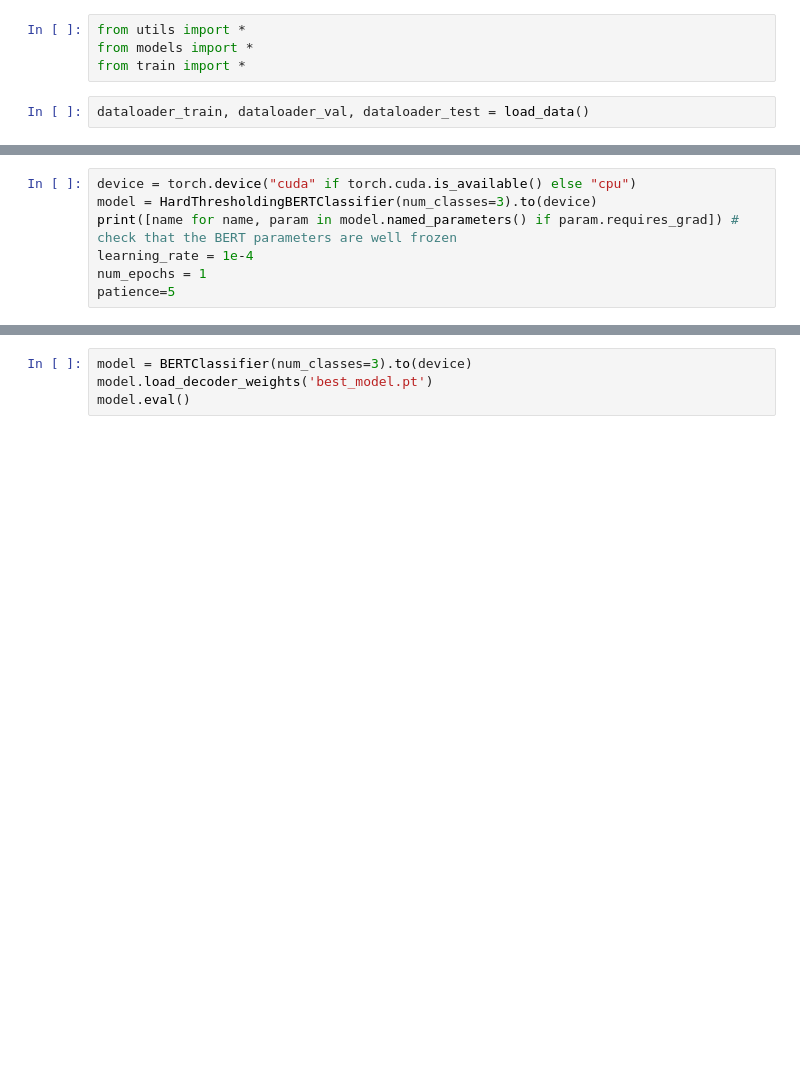
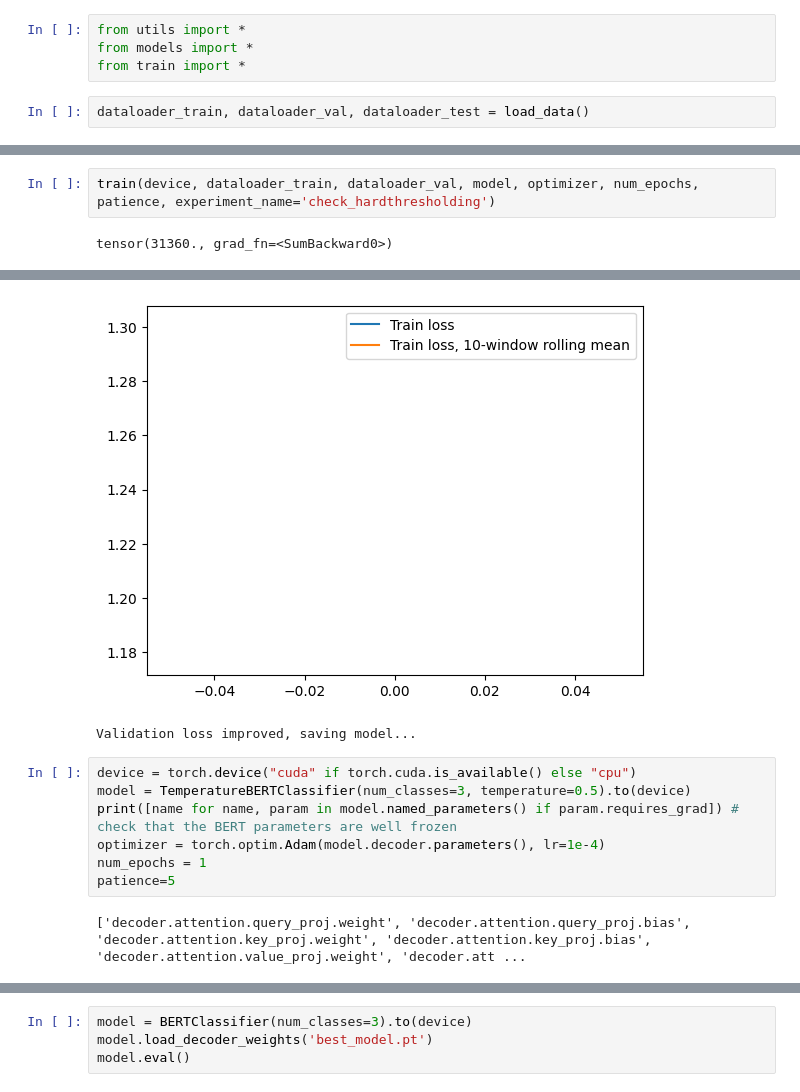
Before and after one commit to boalong/ensae-aml-projet, a Jupyter notebook: code/using_modules.ipynb, the cells around one changed output, grey strips where cells are left out. Saved outputs shown, nothing was run; the diff lists cells and outputs as text; blank space fills up the shorter version.

```diff
--- a/code/using_modules.ipynb
+++ b/code/using_modules.ipynb
@@ -34,0 +46,4 @@ KeyboardInterrupt
+# %%
+train(device, dataloader_train, dataloader_val, model, optimizer, num_epochs, patience, experiment_name='check_hardthresholding')
+# %% [output]
+tensor(31360., grad_fn=<SumBackward0>)
@@ -35,8 +52,12 @@ KeyboardInterrupt
+[figure, added]
+Validation loss improved, saving model...
 # %%
 device = torch.device("cuda" if torch.cuda.is_available() else "cpu")
-model = HardThresholdingBERTClassifier(num_classes=3).to(device)
+model = TemperatureBERTClassifier(num_classes=3, temperature=0.5).to(device)
 print([name for name, param in model.named_parameters() if param.requires_grad]) # check that the BERT parameters are well frozen
-learning_rate = 1e-4
+optimizer = torch.optim.Adam(model.decoder.parameters(), lr=1e-4)
 num_epochs = 1
 patience=5
+# %% [output]
+['decoder.attention.query_proj.weight', 'decoder.attention.query_proj.bias', 'decoder.attention.key_proj.weight', 'decoder.attention.key_proj.bias', 'decoder.attention.value_proj.weight', 'decoder.att ...
 # %%
```
Also changed, not shown: parts of 12 cells of this notebook, 25 other files.
